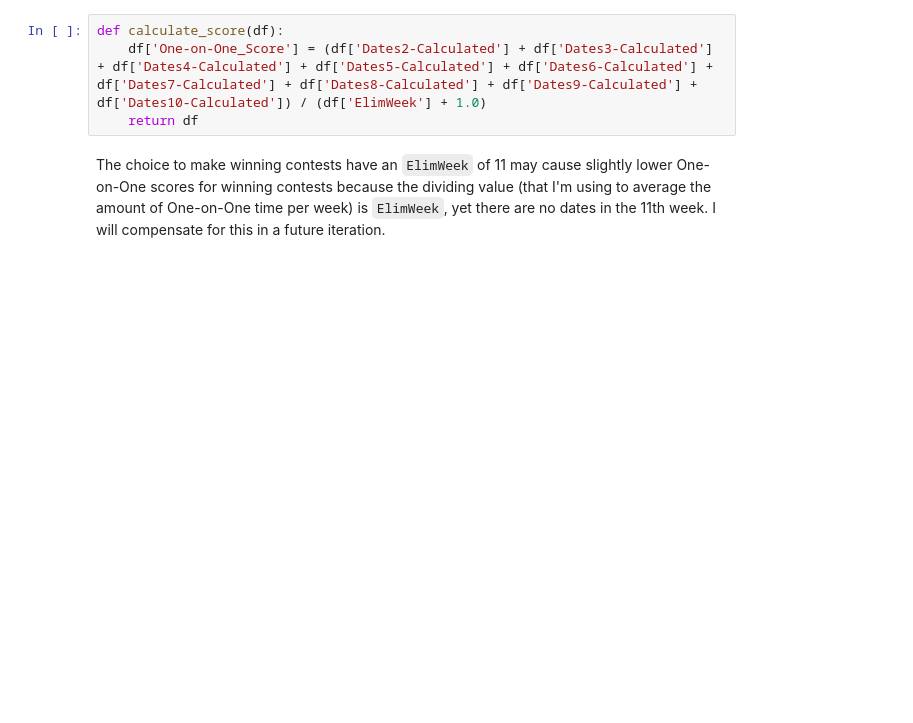
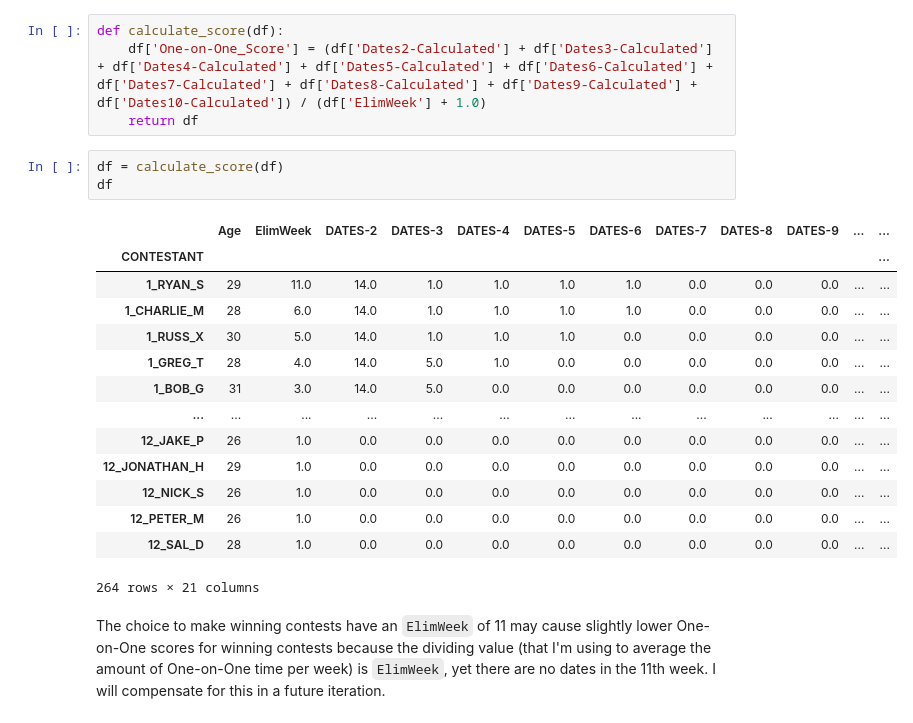
Before and after one commit to KwameTaylor/bachelorette-predictor, a Jupyter notebook: preprocessing.ipynb, the cells around one changed output. Drawn from its saved outputs; the diff is of its cells as text; blank space fills up the shorter version.

````diff
--- a/preprocessing.ipynb
+++ b/preprocessing.ipynb
@@ -374,6 +374,24 @@ df.head(20)
 def calculate_score(df):
     df['One-on-One_Score'] = (df['Dates2-Calculated'] + df['Dates3-Calculated'] + df['Dates4-Calculated'] + df['Dates5-Calculated'] + df['Dates6-Calculated'] + df['Dates7-Calculated'] + df['Dates8-Calculated'] + df['Dates9-Calculated'] + df['Dates10-Calculated']) / (df['ElimWeek'] + 1.0)
     return df
+# %%
+df = calculate_score(df)
+df
+# %% [output]
+|  | Age | ElimWeek | DATES-2 | DATES-3 | DATES-4 | DATES-5 | DATES-6 | DATES-7 | DATES-8 | DATES-9 | ... | ... |
+| CONTESTANT |  |  |  |  |  |  |  |  |  |  |  | ... |
+| 1_RYAN_S | 29 | 11.0 | 14.0 | 1.0 | 1.0 | 1.0 | 1.0 | 0.0 | 0.0 | 0.0 | ... | ... |
+| 1_CHARLIE_M | 28 | 6.0 | 14.0 | 1.0 | 1.0 | 1.0 | 1.0 | 0.0 | 0.0 | 0.0 | ... | ... |
+| 1_RUSS_X | 30 | 5.0 | 14.0 | 1.0 | 1.0 | 1.0 | 0.0 | 0.0 | 0.0 | 0.0 | ... | ... |
+| 1_GREG_T | 28 | 4.0 | 14.0 | 5.0 | 1.0 | 0.0 | 0.0 | 0.0 | 0.0 | 0.0 | ... | ... |
+| 1_BOB_G | 31 | 3.0 | 14.0 | 5.0 | 0.0 | 0.0 | 0.0 | 0.0 | 0.0 | 0.0 | ... | ... |
+| ... | ... | ... | ... | ... | ... | ... | ... | ... | ... | ... | ... | ... |
+| 12_JAKE_P | 26 | 1.0 | 0.0 | 0.0 | 0.0 | 0.0 | 0.0 | 0.0 | 0.0 | 0.0 | ... | ... |
+| 12_JONATHAN_H | 29 | 1.0 | 0.0 | 0.0 | 0.0 | 0.0 | 0.0 | 0.0 | 0.0 | 0.0 | ... | ... |
+| 12_NICK_S | 26 | 1.0 | 0.0 | 0.0 | 0.0 | 0.0 | 0.0 | 0.0 | 0.0 | 0.0 | ... | ... |
+| 12_PETER_M | 26 | 1.0 | 0.0 | 0.0 | 0.0 | 0.0 | 0.0 | 0.0 | 0.0 | 0.0 | ... | ... |
+| 12_SAL_D | 28 | 1.0 | 0.0 | 0.0 | 0.0 | 0.0 | 0.0 | 0.0 | 0.0 | 0.0 | ... | ... |
+264 rows × 21 columns
 # %% [markdown]
 The choice to make winning contests have an ```ElimWeek``` of 11 may cause slightly lower One-on-One scores for winning contests because the dividing value (that I'm using to average the amount of One-on-One time per week) is ```ElimWeek```, yet there are no dates in the 11th week. I will compensate for this in a future iteration.
 # %% [markdown]
````
Also changed, not shown: parts of 11 cells of this notebook, 1 other file.
